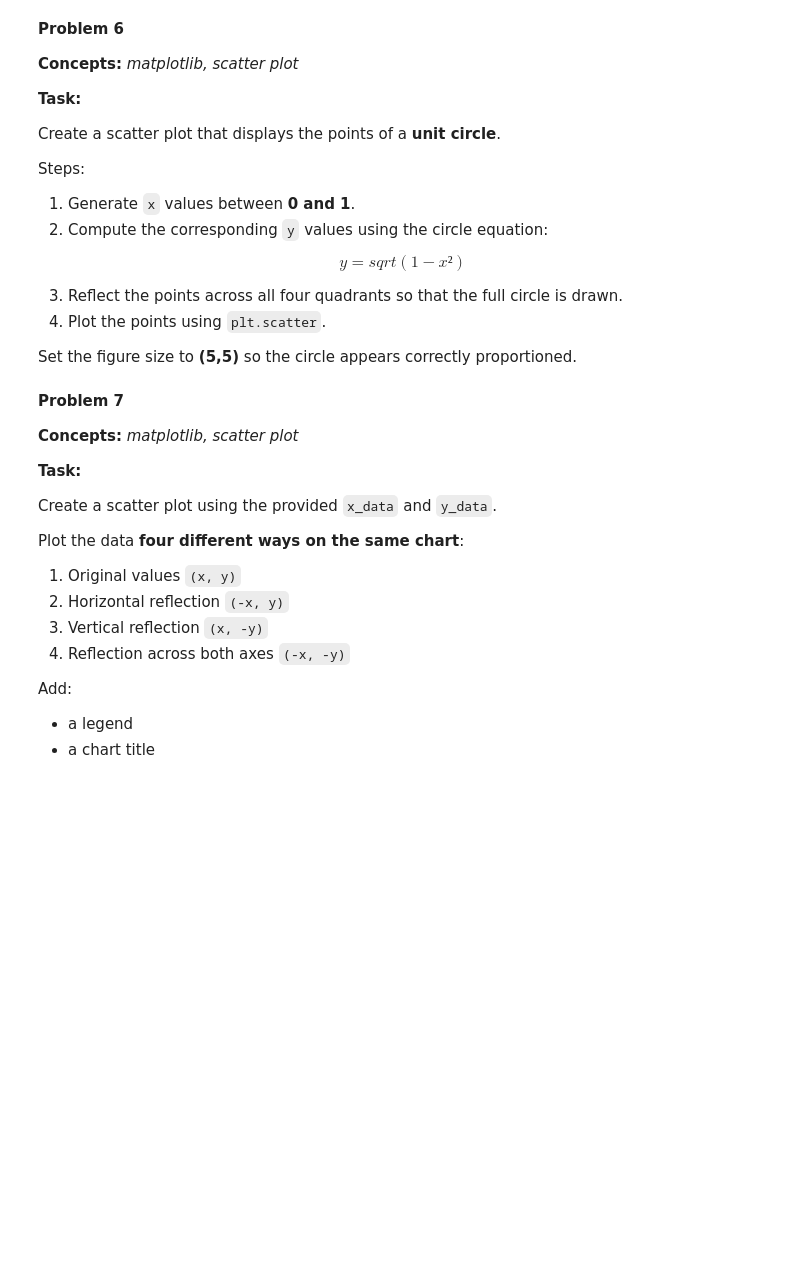
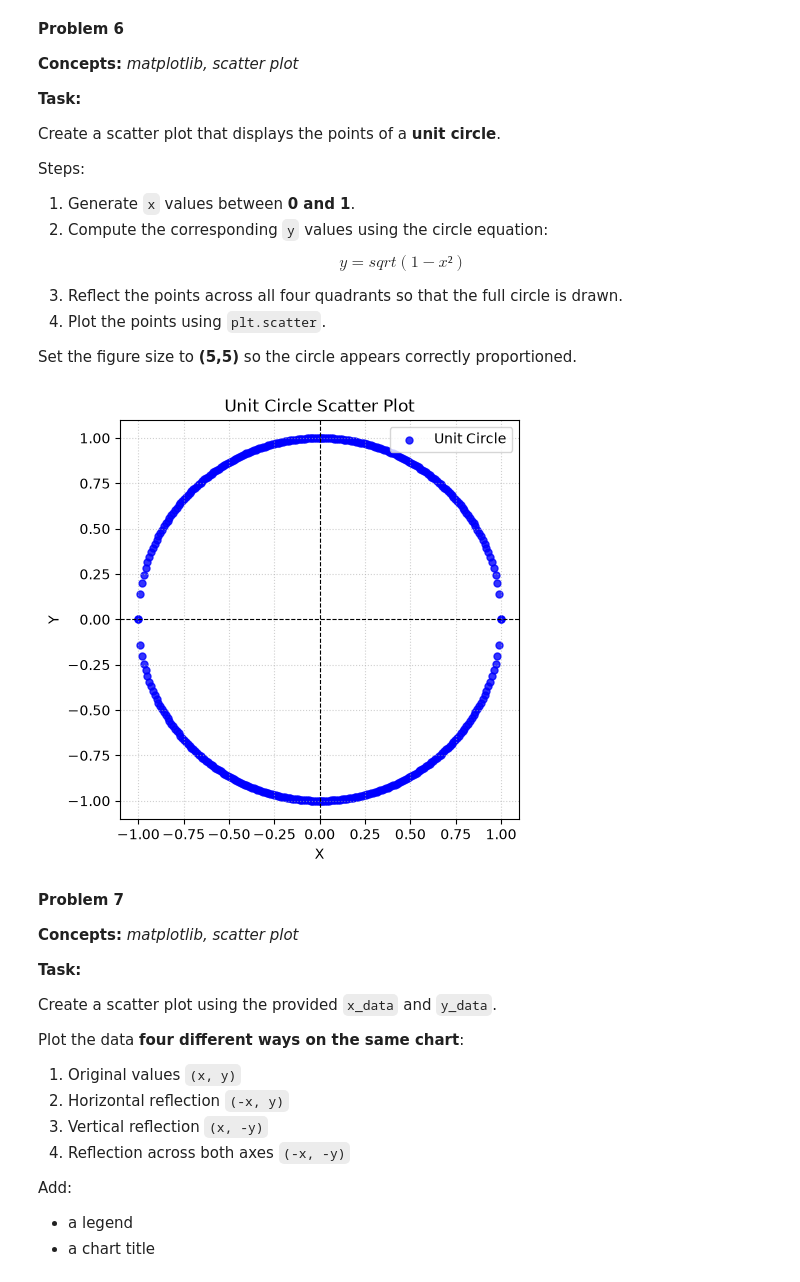
Before and after one commit to rickoprivate/BUAI602HW, a Jupyter notebook: week-09/homework.ipynb, the cells around one changed output. Saved outputs shown, nothing was run; the diff lists cells and outputs as text; code cells hidden in the pictures; blank space fills up the shorter version.

```diff
--- a/week-09/homework.ipynb
+++ b/week-09/homework.ipynb
@@ -338,3 +336,27 @@ Set the figure size to **(5,5)** so the circle appears correctly proportioned.
+# %%
+#Your Solution
+x = np.linspace(0, 1, 100)
+ys = np.sqrt(1 - x ** 2)
+
+''' reflect/create the opposite values'''
+xreflected = np.concatenate([x, -x, -x, x])
+yreflected = np.concatenate([ys, ys, -ys, -ys])
+
+fig, ax = plt.subplots(figsize=(5,5))
+
+ax.scatter(xreflected, yreflected, color="blue", s=25, alpha=0.8, label="Unit Circle")
+ax.set_aspect('equal')
+ax.set_xlabel('X')
+ax.set_ylabel('Y')
+ax.set_title('Unit Circle Scatter Plot')
+ax.axhline(0, color='black', linewidth=0.8, linestyle='--')
+ax.axvline(0, color='black', linewidth=0.8, linestyle='--')
+ax.grid(True, linestyle=':', alpha=0.6)
+ax.legend()
+
+plt.tight_layout()
+# %% [output]
+[figure, added]
 # %% [markdown]
 **Problem 7**
 
```
Also changed, not shown: parts of 1 cell of this notebook.
